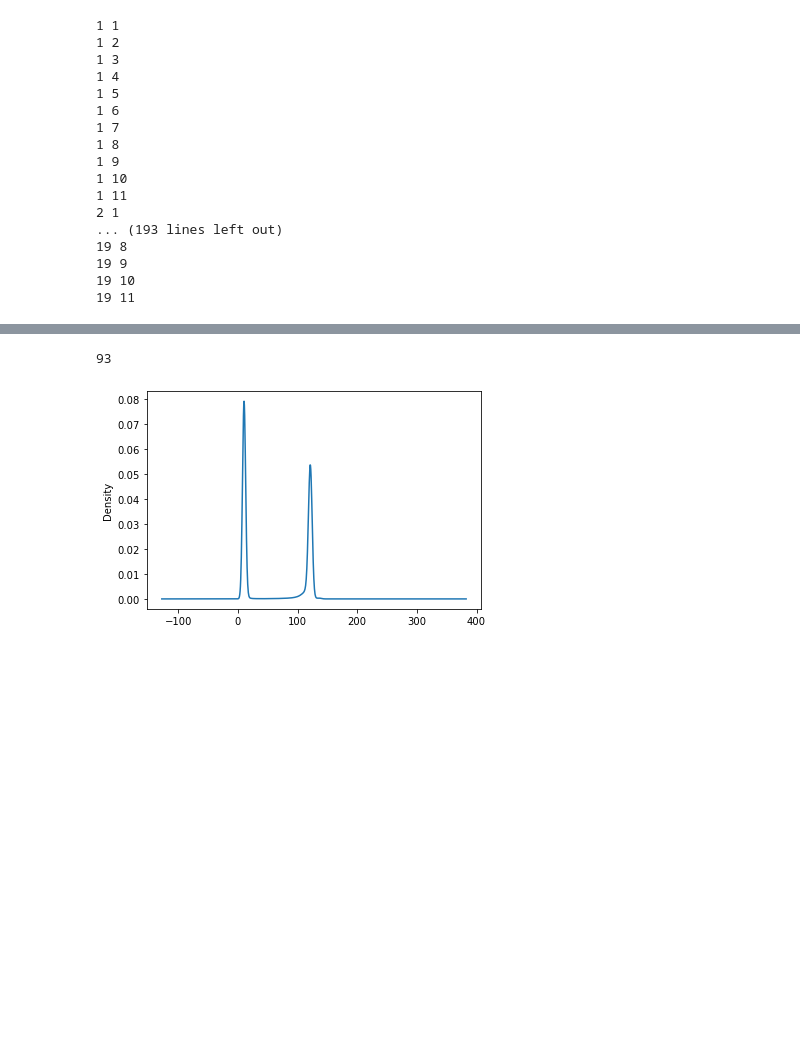
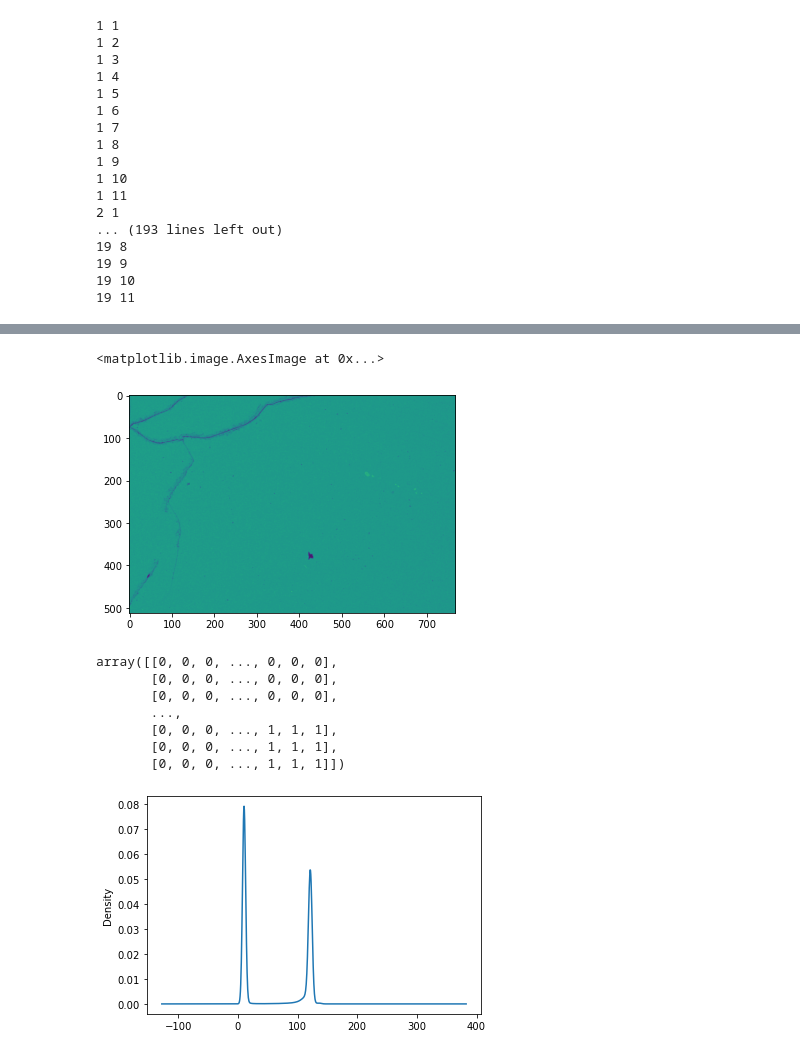
Before and after one commit to IExistSometimes/TIFF-An-y, a Jupyter notebook: PCA for de-gridding.ipynb, the cells around one changed output, grey strips where cells are left out. Saved outputs shown, nothing was run; the diff lists cells and outputs as text; code cells hidden in the pictures; blank space fills up the shorter version.

```diff
--- a/PCA for de-gridding.ipynb
+++ b/PCA for de-gridding.ipynb
@@ -89,7 +141,18 @@ for i in range(len(ims_downscaled_array)):
+# %%
+plt.imshow(ims_downscaled_array[inboard_tile_numbers[1]].reshape(512,768))
+# %% [output]
+<matplotlib.image.AxesImage at 0x...>
+[figure, added]
 # %%
-len(black_tile_numbers)
+1-black_masks[1]
 # %% [output]
-93
+array([[0, 0, 0, ..., 0, 0, 0],
+       [0, 0, 0, ..., 0, 0, 0],
+       [0, 0, 0, ..., 0, 0, 0],
+       ...,
+       [0, 0, 0, ..., 1, 1, 1],
+       [0, 0, 0, ..., 1, 1, 1],
+       [0, 0, 0, ..., 1, 1, 1]])
 # %%
 are_you_sure = 0
 if are_you_sure == 1:
```
Also changed, not shown: parts of 13 cells of this notebook, 2 other files.
